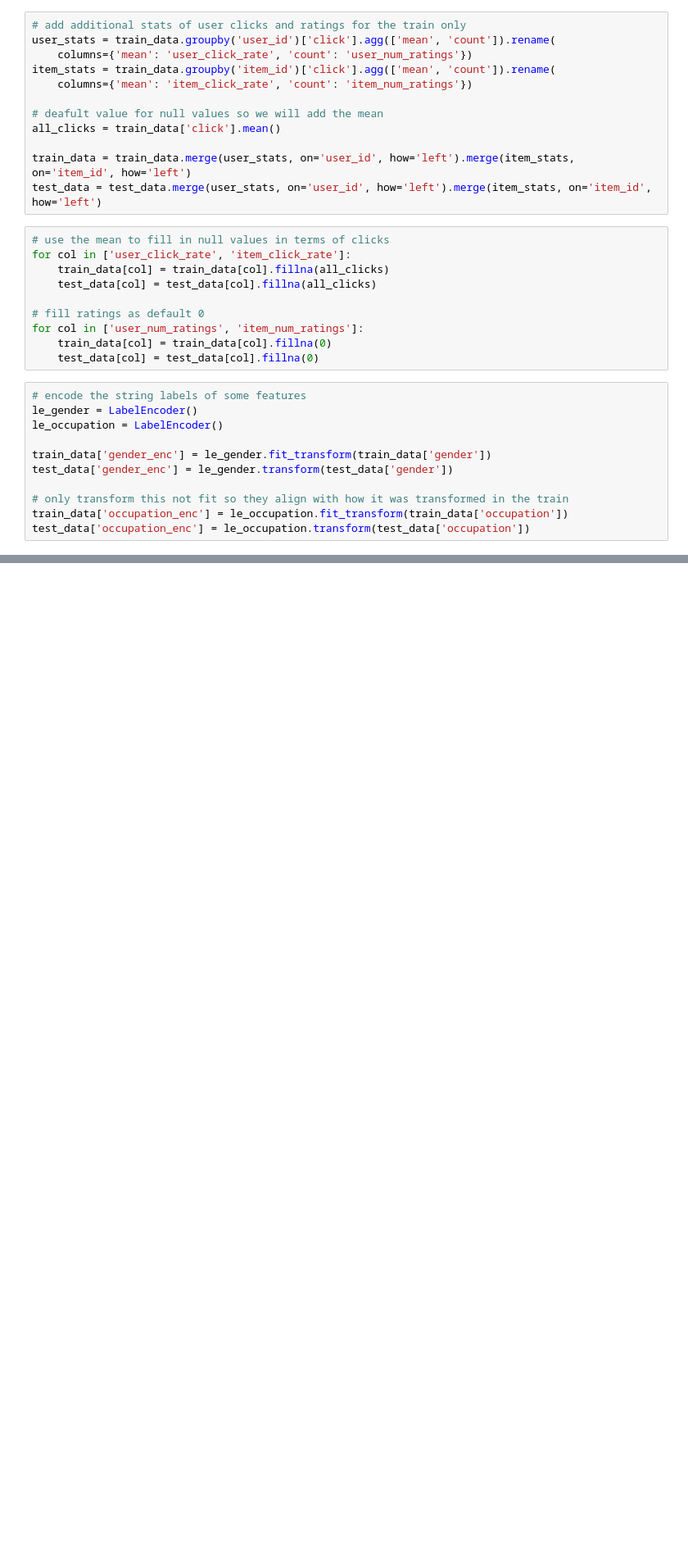
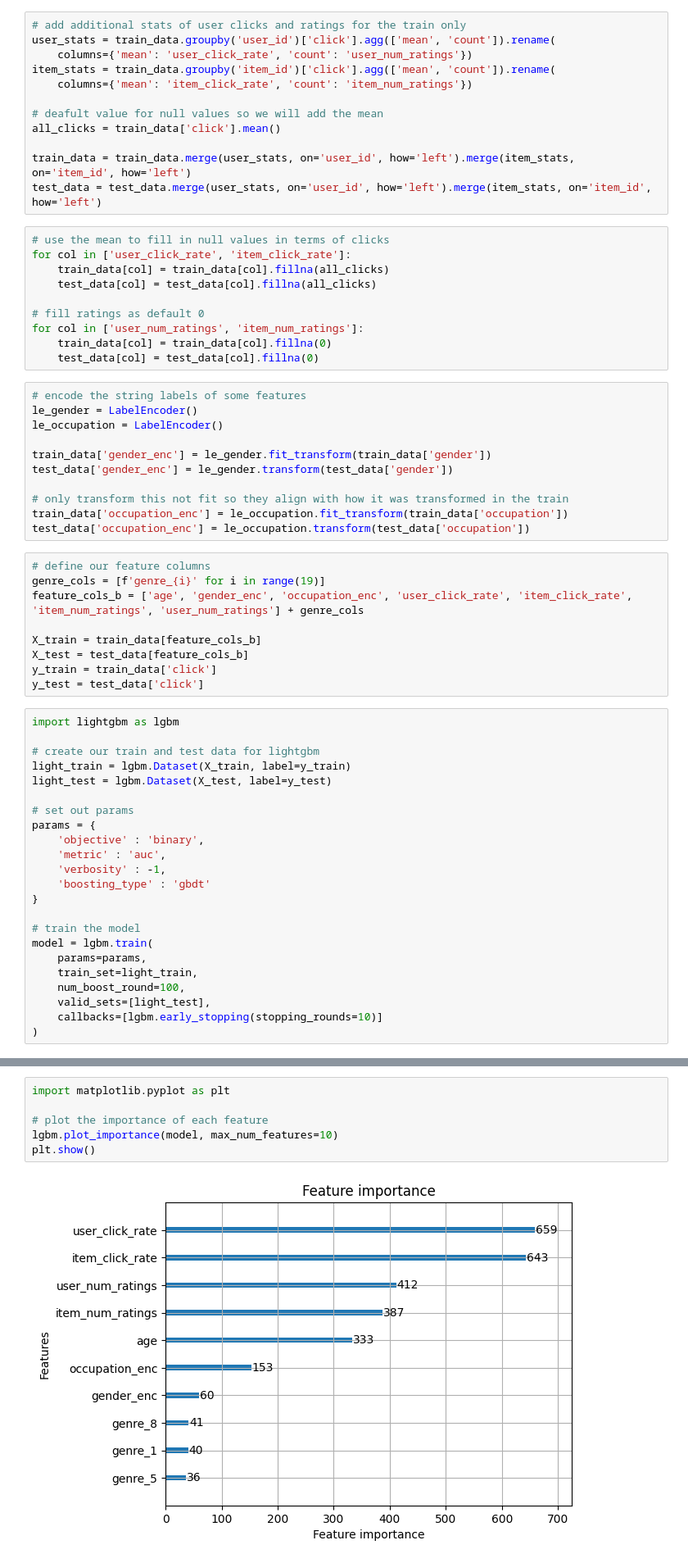
Before and after one commit to ananya290905/RecommenderTesting, a Jupyter notebook: notebooks/02_model_training.ipynb, the cells around one changed output, grey strips where cells are left out. Shown at 82% size. Drawn from its saved outputs; the diff is of its cells as text; blank space fills up the shorter version.

Commit message:
trained model and completed eval, saved in results

```diff
--- a/notebooks/02_model_training.ipynb
+++ b/notebooks/02_model_training.ipynb
@@ -136,3 +136,35 @@ test_data['gender_enc'] = le_gender.transform(test_data['gender'])
 # only transform this not fit so they align with how it was transformed in the train
 train_data['occupation_enc'] = le_occupation.fit_transform(train_data['occupation'])
 test_data['occupation_enc'] = le_occupation.transform(test_data['occupation'])
+# %%
+# define our feature columns
+genre_cols = [f'genre_{i}' for i in range(19)]
+feature_cols_b = ['age', 'gender_enc', 'occupation_enc', 'user_click_rate', 'item_click_rate', 'item_num_ratings', 'user_num_ratings'] + genre_cols
+
+X_train = train_data[feature_cols_b]
+X_test = test_data[feature_cols_b]
+y_train = train_data['click']
+y_test = test_data['click']
+# %%
+import lightgbm as lgbm
+
+# create our train and test data for lightgbm
+light_train = lgbm.Dataset(X_train, label=y_train)
+light_test = lgbm.Dataset(X_test, label=y_test)
+
+# set out params
+params = {
+    'objective' : 'binary',
+    'metric' : 'auc',
+    'verbosity' : -1,
+    'boosting_type' : 'gbdt'
+}
+
+# train the model
+model = lgbm.train(
+    params=params,
+    train_set=light_train,
+    num_boost_round=100,
+    valid_sets=[light_test],
+    callbacks=[lgbm.early_stopping(stopping_rounds=10)]
+)
@@ -138,0 +187,8 @@ test_data['occupation_enc'] = le_occupation.transform(test_data['occupation'])
+# %%
+import matplotlib.pyplot as plt
+
+# plot the importance of each feature
+lgbm.plot_importance(model, max_num_features=10)
+plt.show()
+# %% [output]
+[figure, added]
```
Also changed, not shown: parts of 4 cells of this notebook, 1 other file.
